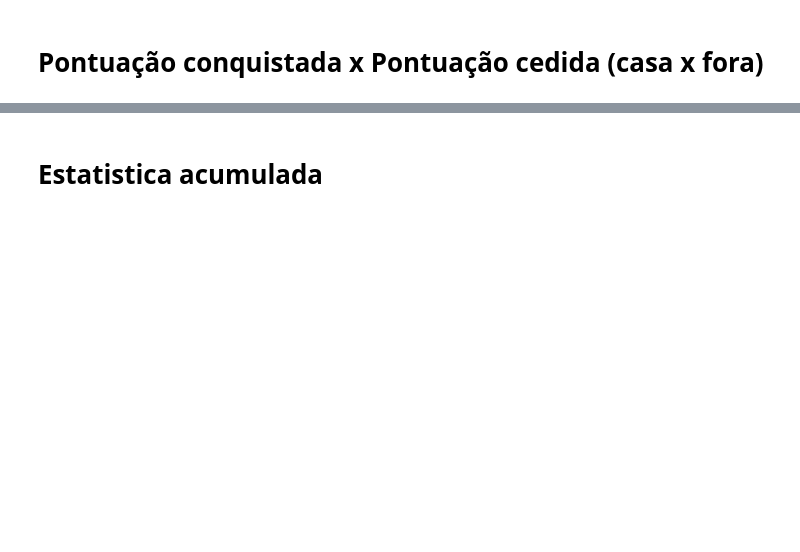
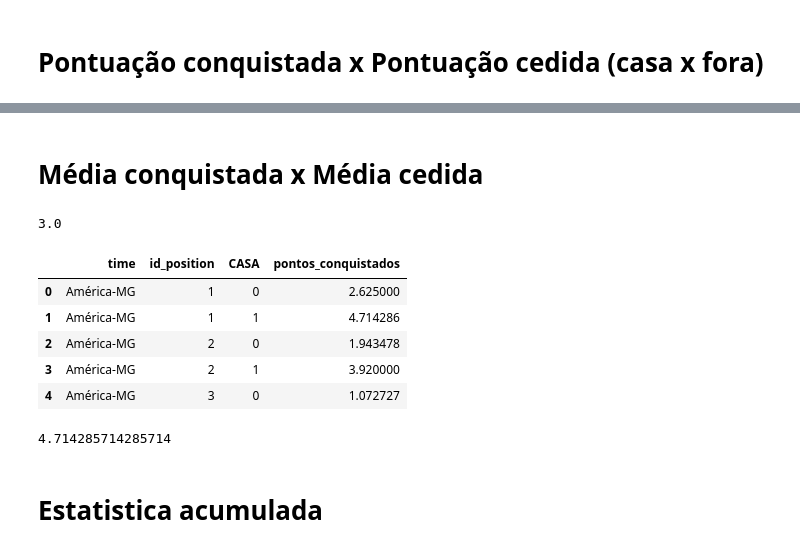
Before and after one commit to eleflow/estudo_cartola, a Jupyter notebook: notebooks/AnaliseDadosAposMerge-2022.ipynb, the cells around one changed output, grey strips where cells are left out. Drawn from its saved outputs; the diff is of its cells as text; code cells hidden in the pictures; blank space fills up the shorter version.

```diff
--- a/notebooks/AnaliseDadosAposMerge-2022.ipynb
+++ b/notebooks/AnaliseDadosAposMerge-2022.ipynb
@@ -1646,3 +1650,25 @@ df_mando_all2[(df_mando_all2['id_position']==5)].sort_values(by='cedidos_mais_co
+# %% [markdown]
+# Média conquistada x Média cedida
+# %%
+df_scouts_played[(df_scouts_played['id_position']==1) & (df_scouts_played['time']=='Internacional') & (df_scouts_played['CASA']==1)]['points'].mean()
+# %% [output]
+3.0
+# %%
+df_pontuacao_conquistada_por_time_posicao_mando_agrupado_avg = df_scouts_played.groupby(['time', 'id_position', 'CASA']).agg({'points':'mean'}).reset_index()
+df_pontuacao_conquistada_por_time_posicao_mando_agrupado_avg.columns = ['time','id_position', 'CASA','pontos_conquistados']
+# %%
+df_pontuacao_conquistada_por_time_posicao_mando_agrupado_avg.head()
+# %% [output]
+|  | time | id_position | CASA | pontos_conquistados |
+| 0 | América-MG | 1 | 0 | 2.625000 |
+| 1 | América-MG | 1 | 1 | 4.714286 |
+| 2 | América-MG | 2 | 0 | 1.943478 |
+| 3 | América-MG | 2 | 1 | 3.920000 |
+| 4 | América-MG | 3 | 0 | 1.072727 |
+# %%
+33/7
+# %% [output]
+4.714285714285714
 # %% [markdown]
 # Estatistica acumulada
 # %%
```
Also changed, not shown: parts of 60 cells of this notebook, 2 other files.
